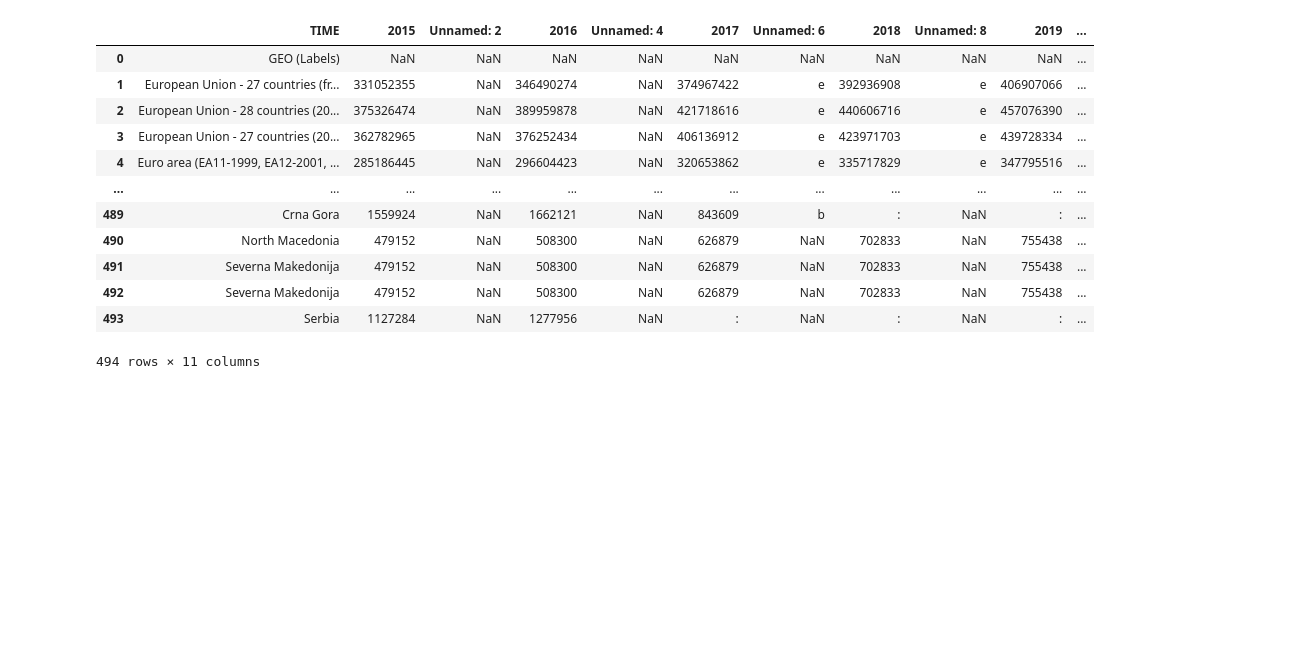
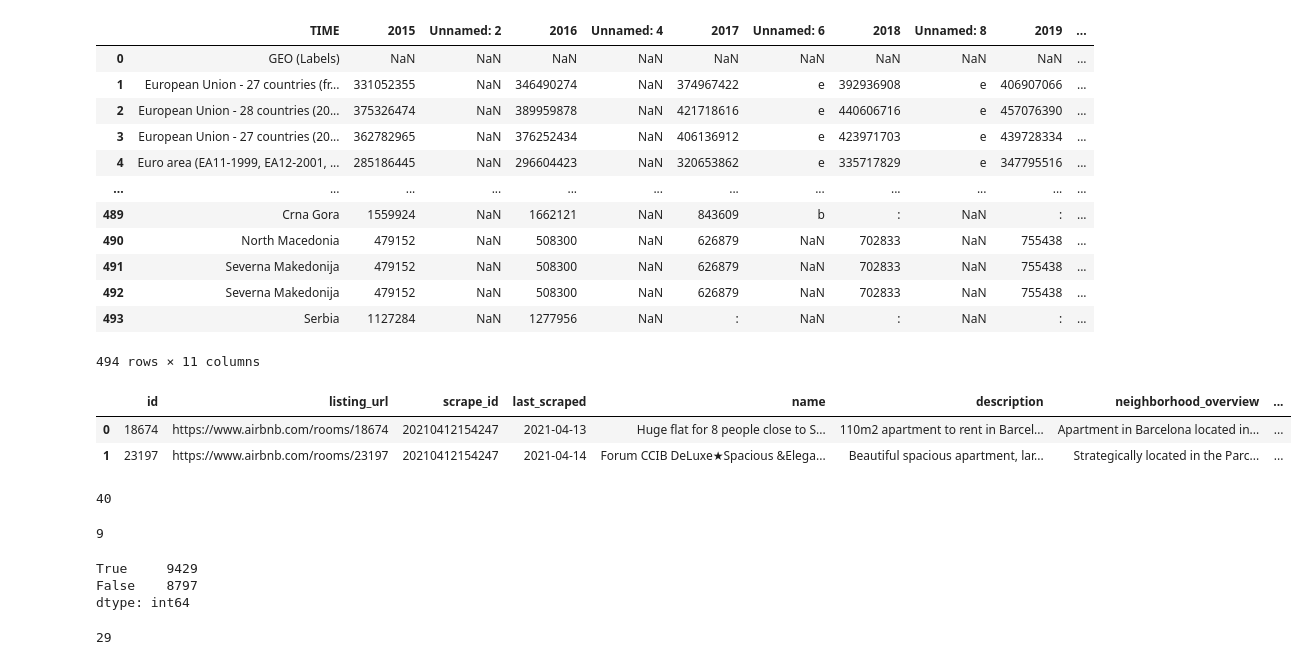
Before and after one commit to MaroonBlue/AirbnbDataWarehouse, a Jupyter notebook: loading.ipynb, the cells around one changed output. Saved outputs shown, nothing was run; the diff lists cells and outputs as text; code cells hidden in the pictures; blank space fills up the shorter version.

```diff
--- a/loading.ipynb
+++ b/loading.ipynb
@@ -1,3 +1,10 @@
 # %% [markdown]
 ### Loading data from csv to database
+# %%
+import pandas as pd
+import numpy as np
+import seaborn as sns
+import matplotlib.pyplot as plt
+import pyodbc
+pd.set_option('display.max_columns', None)
 # %%
@@ -189,0 +199,6 @@ df
+# %%
+df.head(2)
+# %% [output]
+|  | id | listing_url | scrape_id | last_scraped | name | description | neighborhood_overview | ... |
+| 0 | 18674 | https://www.airbnb.com/rooms/18674 | 20210412154247 | 2021-04-13 | Huge flat for 8 people close to S... | 110m2 apartment to rent in Barcel... | Apartment in Barcelona located in... | ... |
+| 1 | 23197 | https://www.airbnb.com/rooms/23197 | 20210412154247 | 2021-04-14 | Forum CCIB DeLuxe★Spacious &Elega... | Beautiful spacious apartment, lar... | Strategically located in the Parc... | ... |
@@ -189,0 +214,4 @@ df
+# %%
+df.shape[1]
+# %% [output]
+40
@@ -189,0 +221,10 @@ df
+# %%
+host.shape[1]
+# %% [output]
+9
+# %%
+host.duplicated().value_counts()
+# %% [output]
+True     9429
+False    8797
+dtype: int64
@@ -189,0 +237,4 @@ df
+# %%
+listing.shape[1]
+# %% [output]
+29
```
Also changed, not shown: parts of 31 cells of this notebook, 1 other file.
